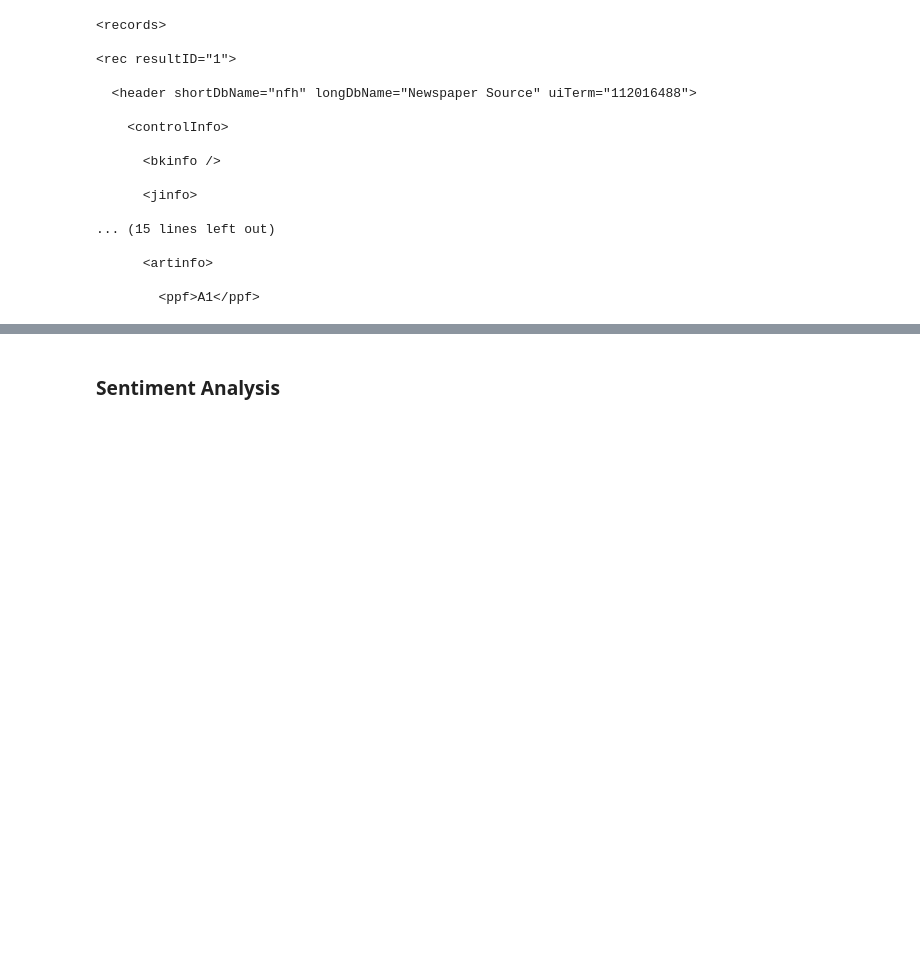
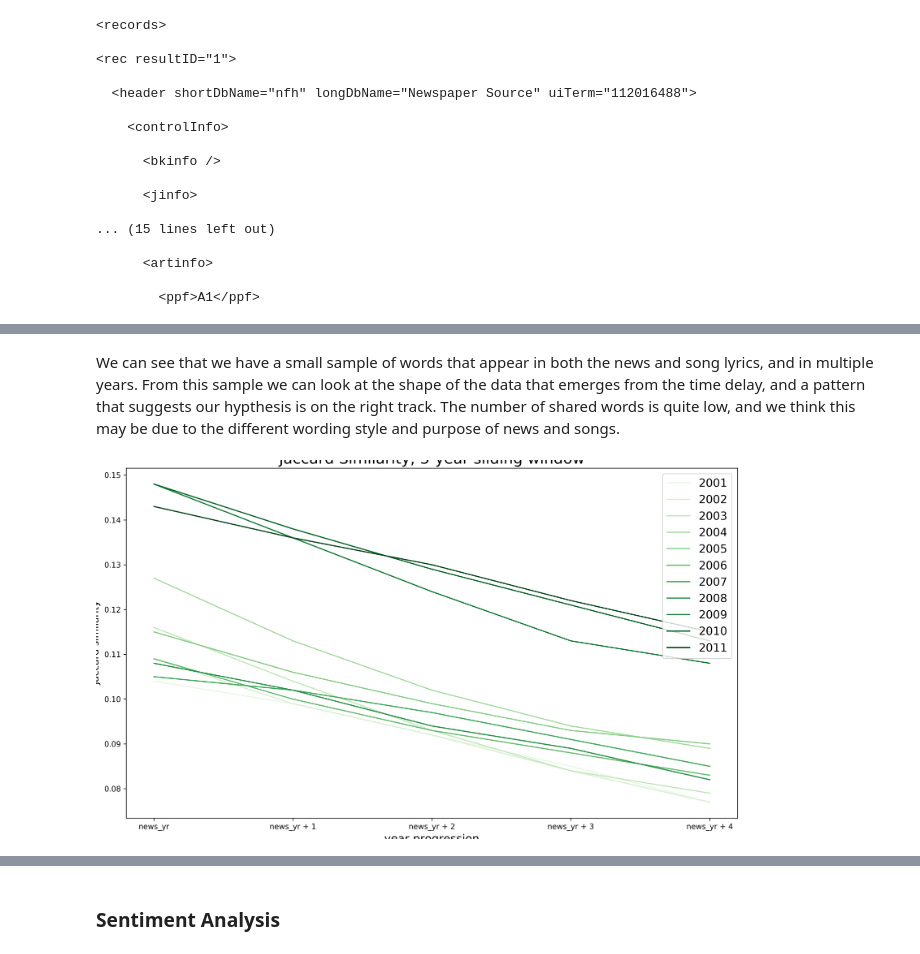
Before and after one commit to Yuerong2/final_projects, a Jupyter notebook: PresentationNotebook.ipynb, the cells around one changed output, grey strips where cells are left out. Cells and saved outputs as stored; diff of their text form; code cells hidden in the pictures; blank space fills up the shorter version.

```diff
--- a/PresentationNotebook.ipynb
+++ b/PresentationNotebook.ipynb
@@ -162,0 +122,7 @@ sns.catplot(x="N_in_both", y="Year_diff",
+# %% [markdown]
+We can see that we have a small sample of words that appear in both the news and song lyrics, and in multiple years. From this sample we can look at the shape of the data that emerges from the time delay, and a pattern that suggests our hypthesis is on the right track. The number of shared words is quite low, and we think this may be due to the different wording style and purpose of news and songs.
+# %%
+PATH = "/Users/swalkow2/Documents/GitHub/final_projects/Graphs/"
+Image(filename = PATH + "jaccard_similarity.png", width=650, height=650)
+# %% [output]
+[figure, added]
```
Also changed, not shown: parts of 33 cells of this notebook.
